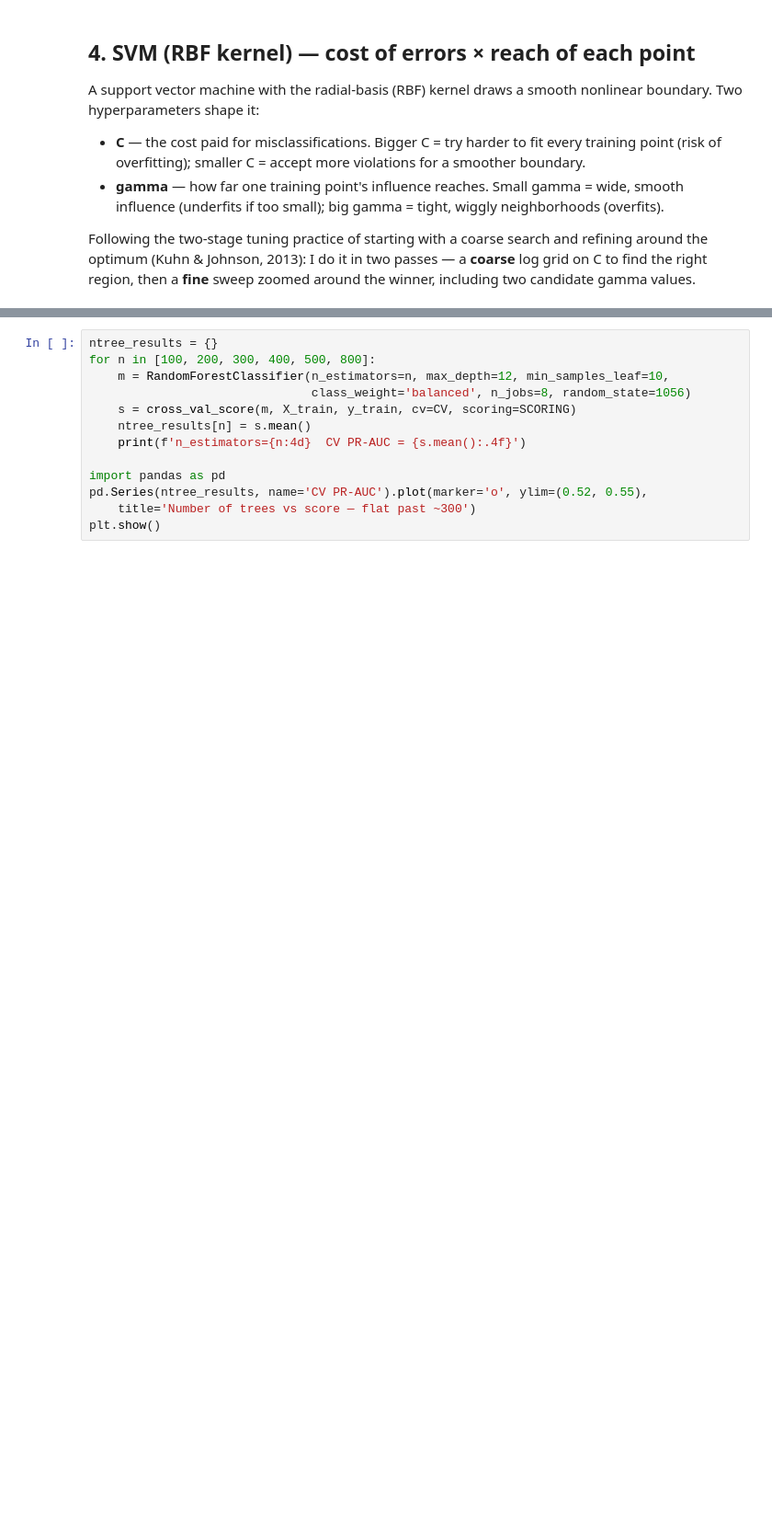
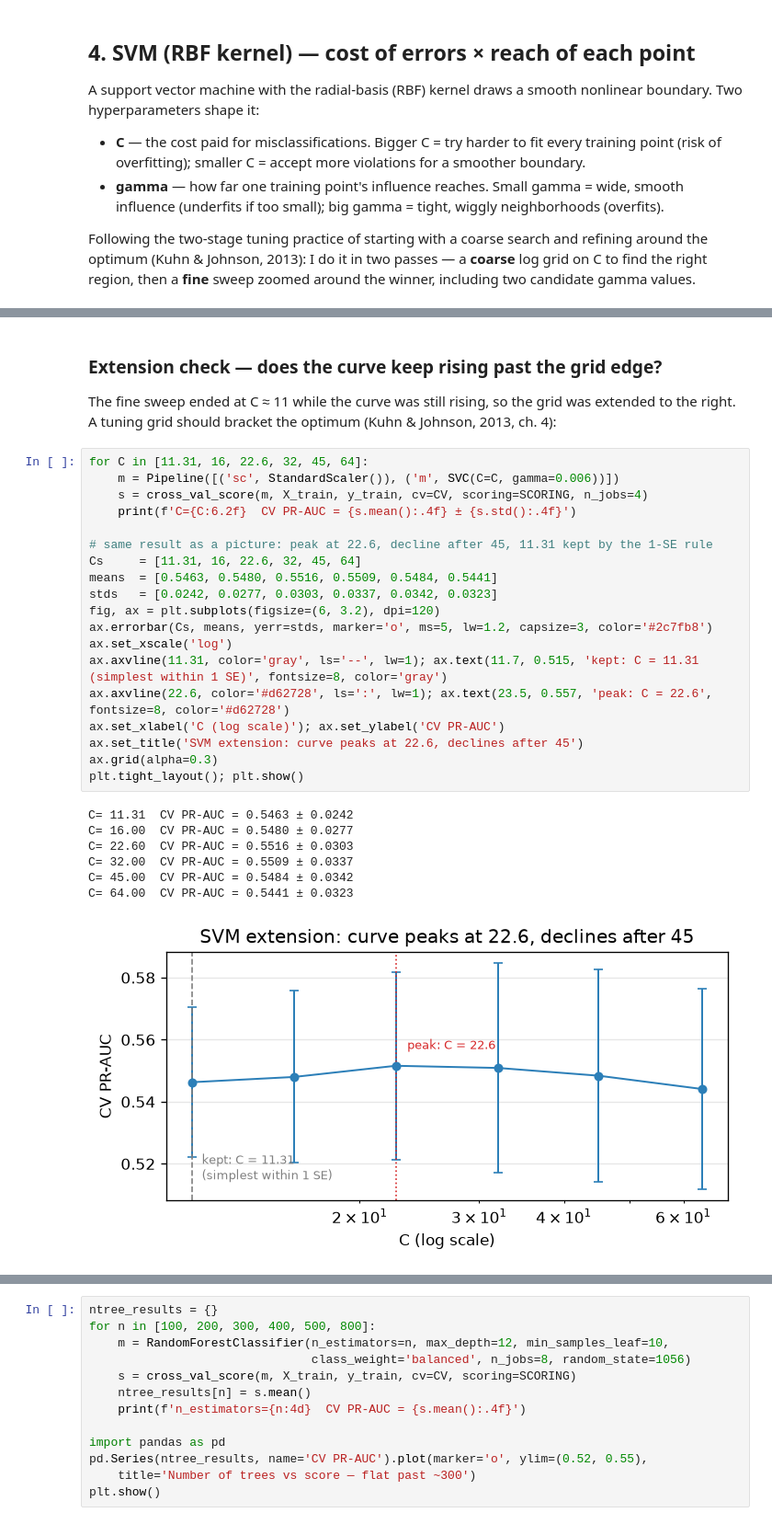
Before and after one commit to jeehunhwang/academic-staff-safeguard, a Jupyter notebook: Code/Luigi_Modeling.ipynb, the cells around one changed output, grey strips where cells are left out. Shown at 92% size. Saved outputs shown, nothing was run; the diff lists cells and outputs as text; blank space fills up the shorter version.

```diff
--- a/Code/Luigi_Modeling.ipynb
+++ b/Code/Luigi_Modeling.ipynb
@@ -155,3 +188,35 @@ curve(g_svm, 'm__C', logx=True, title=f'SVM — C sweep zoomed around {best_C}')
 svm coarse   best CV PR-AUC = 0.520 | {'m__C': np.float64(4.0), 'm__gamma': 'scale'}
 svm fine     best CV PR-AUC = 0.546 | {'m__C': np.float64(11.313708498984761), 'm__gamma': 0.006}
 [figure]
+# %% [markdown]
+### Extension check — does the curve keep rising past the grid edge?
+
+The fine sweep ended at C ≈ 11 while the curve was still rising, so the grid was extended
+to the right. A tuning grid should bracket the optimum (Kuhn & Johnson, 2013, ch. 4):
+# %%
+for C in [11.31, 16, 22.6, 32, 45, 64]:
+    m = Pipeline([('sc', StandardScaler()), ('m', SVC(C=C, gamma=0.006))])
+    s = cross_val_score(m, X_train, y_train, cv=CV, scoring=SCORING, n_jobs=4)
+    print(f'C={C:6.2f}  CV PR-AUC = {s.mean():.4f} ± {s.std():.4f}')
+
+# same result as a picture: peak at 22.6, decline after 45, 11.31 kept by the 1-SE rule
+Cs     = [11.31, 16, 22.6, 32, 45, 64]
+means  = [0.5463, 0.5480, 0.5516, 0.5509, 0.5484, 0.5441]
+stds   = [0.0242, 0.0277, 0.0303, 0.0337, 0.0342, 0.0323]
+fig, ax = plt.subplots(figsize=(6, 3.2), dpi=120)
+ax.errorbar(Cs, means, yerr=stds, marker='o', ms=5, lw=1.2, capsize=3, color='#2c7fb8')
+ax.set_xscale('log')
+ax.axvline(11.31, color='gray', ls='--', lw=1); ax.text(11.7, 0.515, 'kept: C = 11.31 (simplest within 1 SE)', fontsize=8, color='gray')
+ax.axvline(22.6, color='#d62728', ls=':', lw=1); ax.text(23.5, 0.557, 'peak: C = 22.6', fontsize=8, color='#d62728')
+ax.set_xlabel('C (log scale)'); ax.set_ylabel('CV PR-AUC')
+ax.set_title('SVM extension: curve peaks at 22.6, declines after 45')
+ax.grid(alpha=0.3)
+plt.tight_layout(); plt.show()
+# %% [output]
+C= 11.31  CV PR-AUC = 0.5463 ± 0.0242
+C= 16.00  CV PR-AUC = 0.5480 ± 0.0277
+C= 22.60  CV PR-AUC = 0.5516 ± 0.0303
+C= 32.00  CV PR-AUC = 0.5509 ± 0.0337
+C= 45.00  CV PR-AUC = 0.5484 ± 0.0342
+C= 64.00  CV PR-AUC = 0.5441 ± 0.0323
+[figure, added]
```
Also changed, not shown: parts of 38 cells of this notebook, 3 other files.
